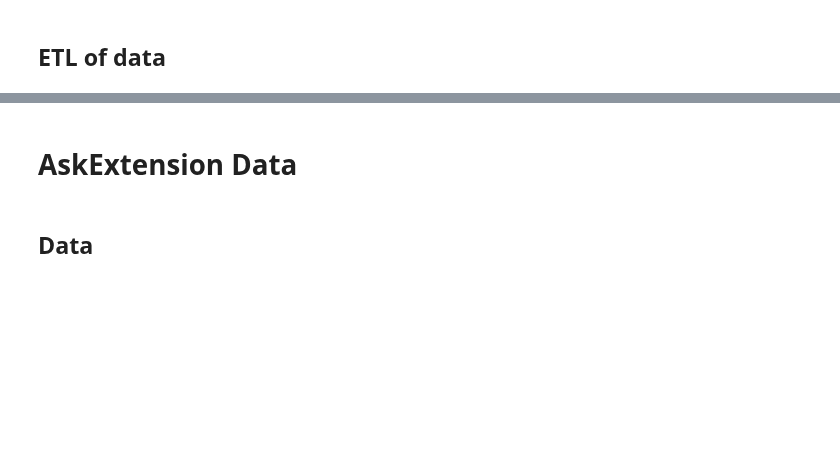
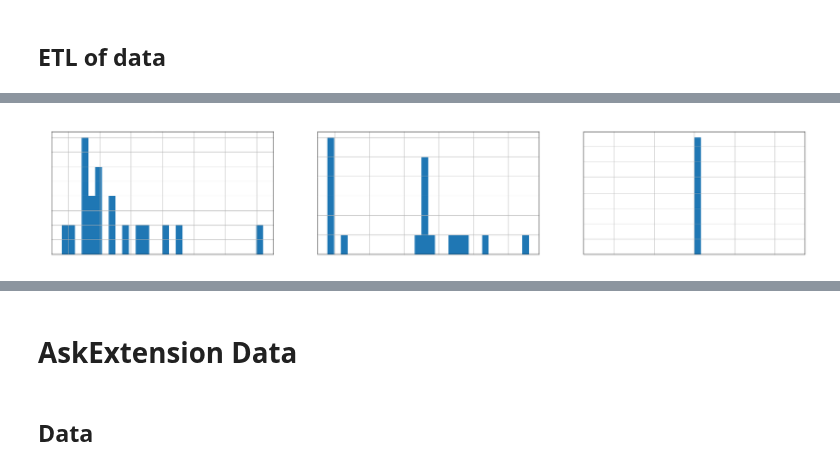
Before and after one commit to biddy1618/askchatbot, a Jupyter notebook: actions/es/scripts/es_etl.ipynb, the cells around one changed output, grey strips where cells are left out. Drawn from its saved outputs; the diff is of its cells as text; code cells hidden in the pictures; blank space fills up the shorter version.

```diff
--- a/actions/es/scripts/es_etl.ipynb
+++ b/actions/es/scripts/es_etl.ipynb
@@ -1673,0 +1865,4 @@ FINISHED
+# %%
+FILE_NAME = 'GardenControlsPesticideItems.json'
+df = pd.read_json(_PATH + FILE_NAME)
+df.info()
@@ -1673,0 +1897,9 @@ FINISHED
+# %%
+text_columns = ['active_ingredient','pesticide_type', 'information']
+fig, axes = plt.subplots(1, 3, figsize = (30, 5))
+for i, col in enumerate(text_columns):
+    df[col].apply(len).hist(figure = fig, bins = 30, ax = axes[i])
+    axes[i].set_title(col, fontdict = {'fontsize': 20})
+plt.show()
+# %% [output]
+[figure, added]
```
Also changed, not shown: parts of 52 cells of this notebook, 2 other files.
